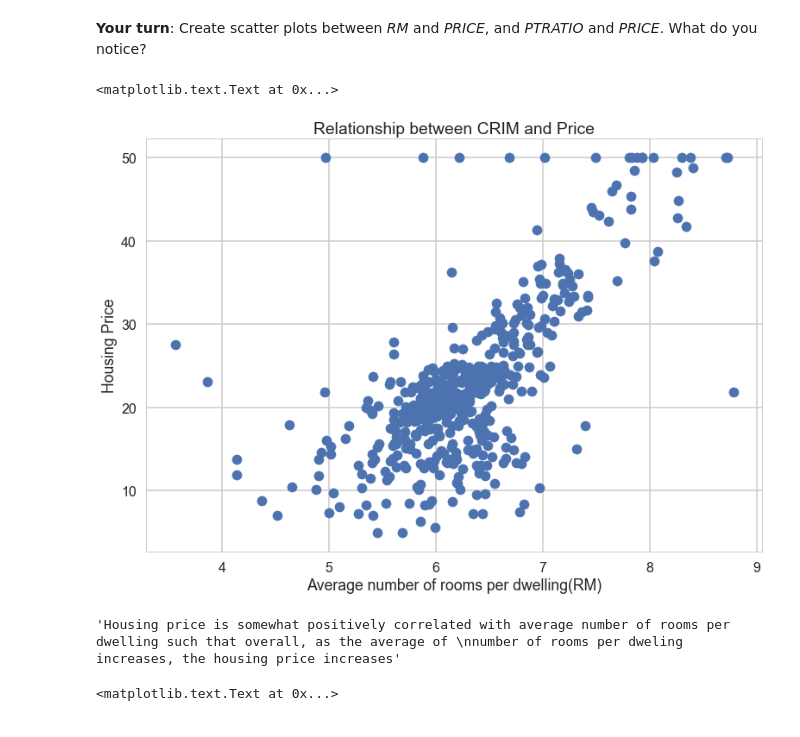
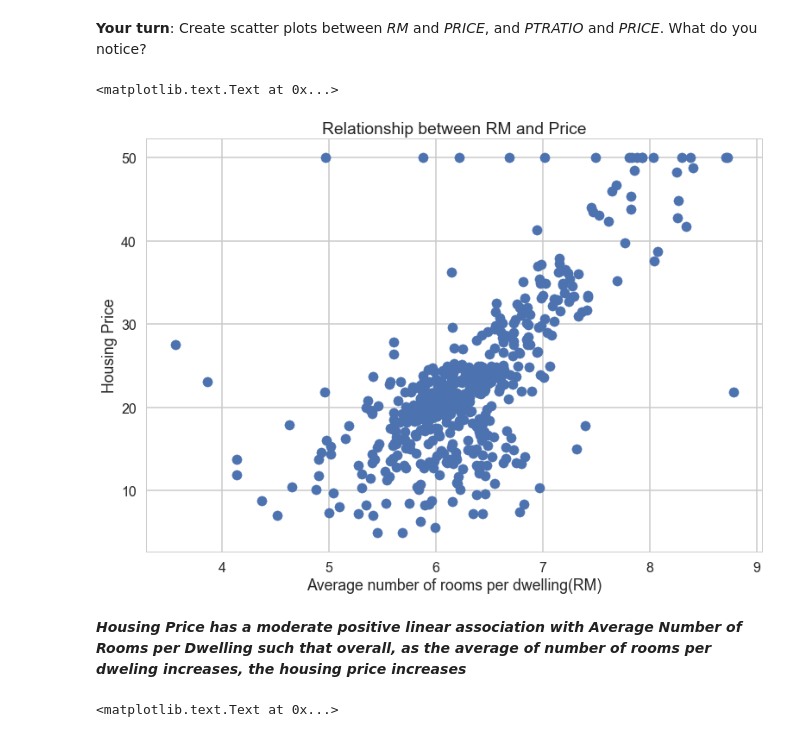
Before and after one commit to andyogah/Mini_Project_Linear_Regression, a Jupyter notebook: Mini_Project_Linear_Regression.ipynb, the cells around one changed output. Cells and saved outputs as stored; diff of their text form; code cells hidden in the pictures.

```diff
--- a/Mini_Project_Linear_Regression.ipynb
+++ b/Mini_Project_Linear_Regression.ipynb
@@ -235,17 +244,15 @@ plt.title("Relationship between CRIM and Price")
 # %%
 #your turn: scatter plot between *RM* and *PRICE*
 plt.scatter(bos.RM, bos.PRICE)
 plt.xlabel("Average number of rooms per dwelling(RM)")
 plt.ylabel("Housing Price")
-plt.title("Relationship between CRIM and Price")
+plt.title("Relationship between RM and Price")
 # %% [output]
 <matplotlib.text.Text at 0x...>
-[figure, old version]
+[figure, new version]
-# %%
-'''Housing Price has a positive linear relationship with Average Number of Rooms per Dwelling such that overall, as the average of
-number of rooms per dweling increases, the housing price increases'''
-# %% [output]
-'Housing price is somewhat positively correlated with average number of rooms per dwelling such that overall, as the average of \nnumber of rooms per dweling increases, the housing price increases'
+# %% [markdown]
+***Housing Price has a moderate positive linear association with Average Number of Rooms per Dwelling such that overall,
+as the average of number of rooms per dweling increases, the housing price increases***
 # %%
 #your turn: scatter plot between *PTRATIO* and *PRICE*
 plt.scatter(bos.PTRATIO, bos.PRICE)
```
Also changed, not shown: parts of 56 cells of this notebook.
